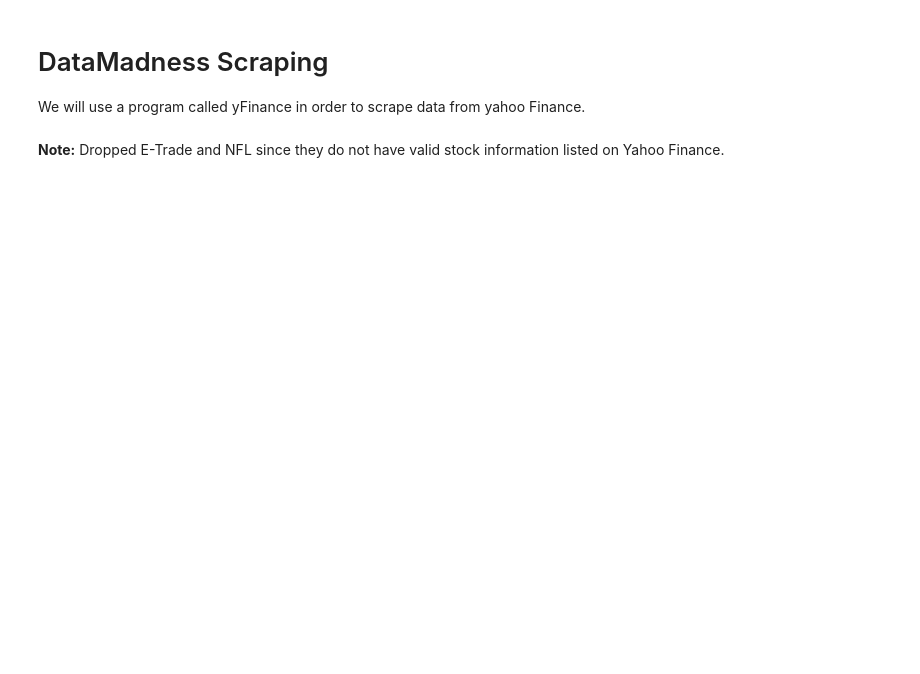
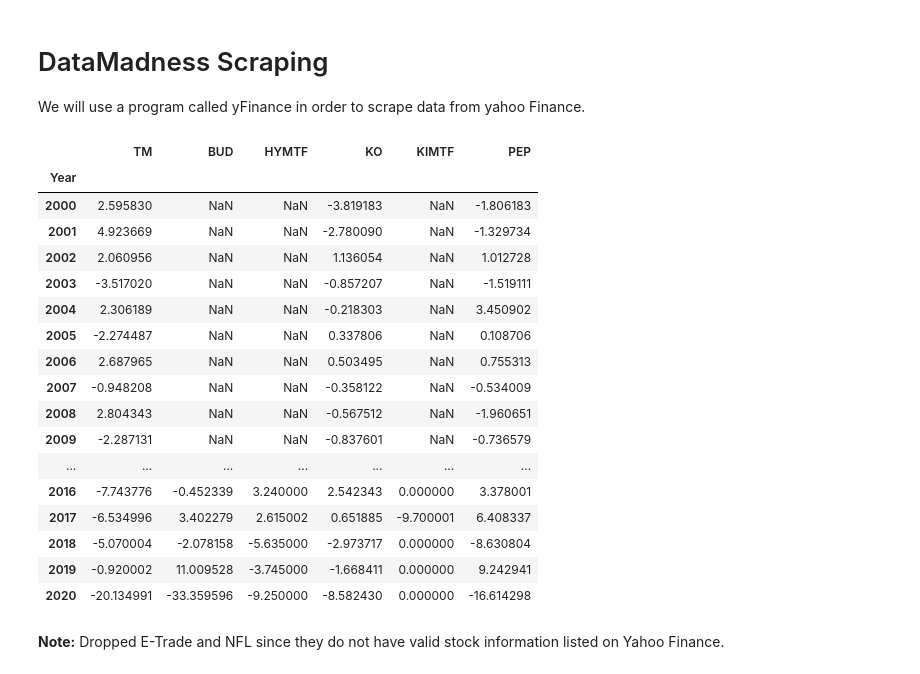
Before and after one commit to Lucsparidans/DataMadness, a Jupyter notebook: Scraping.ipynb, the cells around one changed output. Drawn from its saved outputs; the diff is of its cells as text; code cells hidden in the pictures; blank space fills up the shorter version.

```diff
--- a/Scraping.ipynb
+++ b/Scraping.ipynb
@@ -20,15 +20,36 @@ all_data.to_csv(r'../DataMadness/DataSets/All_Companies.csv')
 # %%
 import datetime
 pd.set_option('display.max_columns', None)
 pd.set_option('display.max_rows', None)
 dates = pd.read_csv('DataSets/Dates.csv')
 dates['Date'] = pd.to_datetime(dates['Date'])
 
 tmp = []
 for year in dates['Year']:
-    tmp.append(all_data.loc[''.join((str(year),'-08-01'))]-all_data.loc[''.join((str(year),'-01-01'))])
+    tmp.append(all_data.loc[''.join((str(year),'-03-01'))]-all_data.loc[''.join((str(year),'-01-01'))])
 
 data = pd.DataFrame(tmp)
-data.to_csv(r'../DataMadness/DataSets/Delta3.csv',index=False)
+data = data.set_index(dates['Year'])
+data.to_csv(r'../DataMadness/DataSets/Delta2.csv')
+data
+# %% [output]
+|  | TM | BUD | HYMTF | KO | KIMTF | PEP |
+| Year |  |  |  |  |  |  |
+| 2000 | 2.595830 | NaN | NaN | -3.819183 | NaN | -1.806183 |
+| 2001 | 4.923669 | NaN | NaN | -2.780090 | NaN | -1.329734 |
+| 2002 | 2.060956 | NaN | NaN | 1.136054 | NaN | 1.012728 |
+| 2003 | -3.517020 | NaN | NaN | -0.857207 | NaN | -1.519111 |
+| 2004 | 2.306189 | NaN | NaN | -0.218303 | NaN | 3.450902 |
+| 2005 | -2.274487 | NaN | NaN | 0.337806 | NaN | 0.108706 |
+| 2006 | 2.687965 | NaN | NaN | 0.503495 | NaN | 0.755313 |
+| 2007 | -0.948208 | NaN | NaN | -0.358122 | NaN | -0.534009 |
+| 2008 | 2.804343 | NaN | NaN | -0.567512 | NaN | -1.960651 |
+| 2009 | -2.287131 | NaN | NaN | -0.837601 | NaN | -0.736579 |
+| ... | ... | ... | ... | ... | ... | ... |
+| 2016 | -7.743776 | -0.452339 | 3.240000 | 2.542343 | 0.000000 | 3.378001 |
+| 2017 | -6.534996 | 3.402279 | 2.615002 | 0.651885 | -9.700001 | 6.408337 |
+| 2018 | -5.070004 | -2.078158 | -5.635000 | -2.973717 | 0.000000 | -8.630804 |
+| 2019 | -0.920002 | 11.009528 | -3.745000 | -1.668411 | 0.000000 | 9.242941 |
+| 2020 | -20.134991 | -33.359596 | -9.250000 | -8.582430 | 0.000000 | -16.614298 |
 # %% [markdown]
 **Note:** Dropped E-Trade and NFL since they do not have valid stock information listed on Yahoo Finance.
```
Also changed, not shown: 4 other files.
